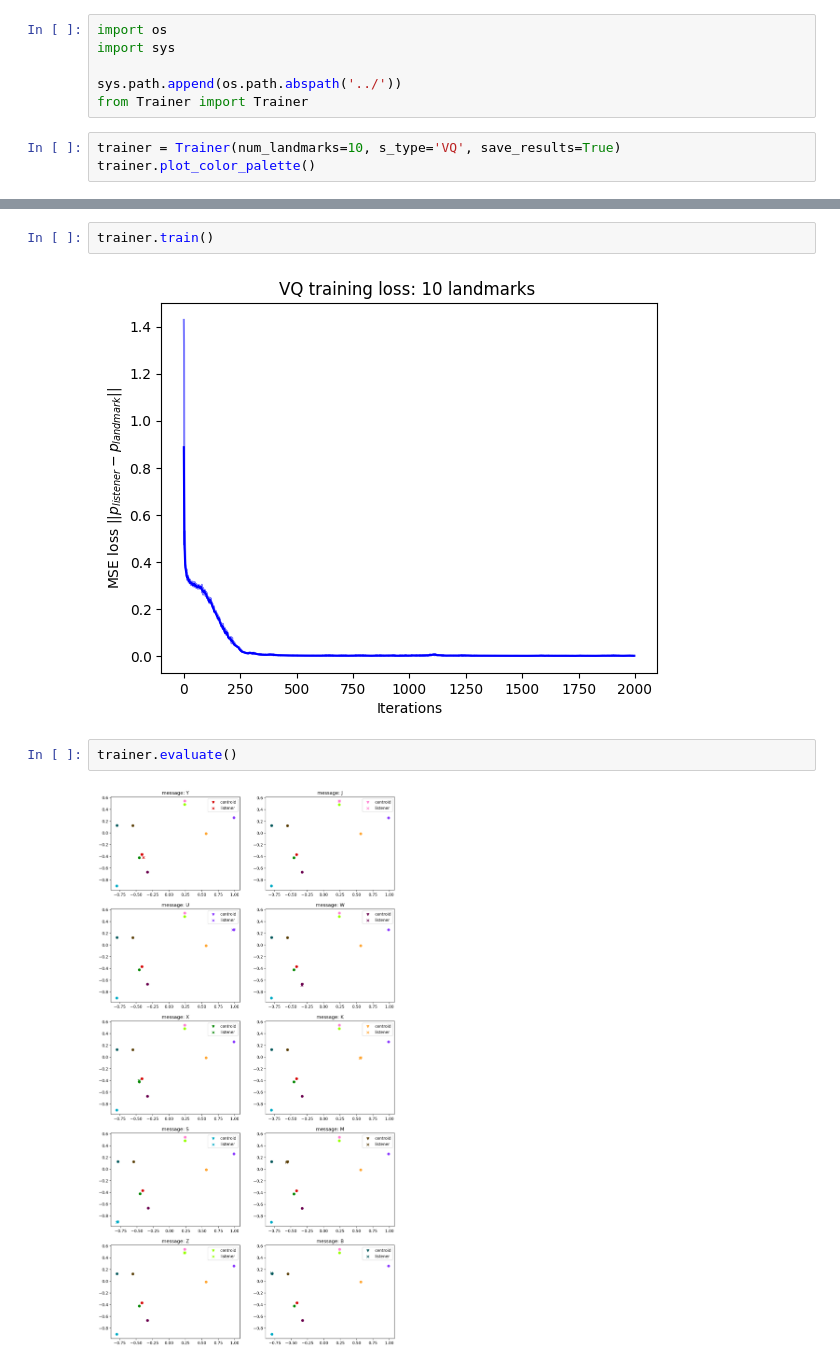
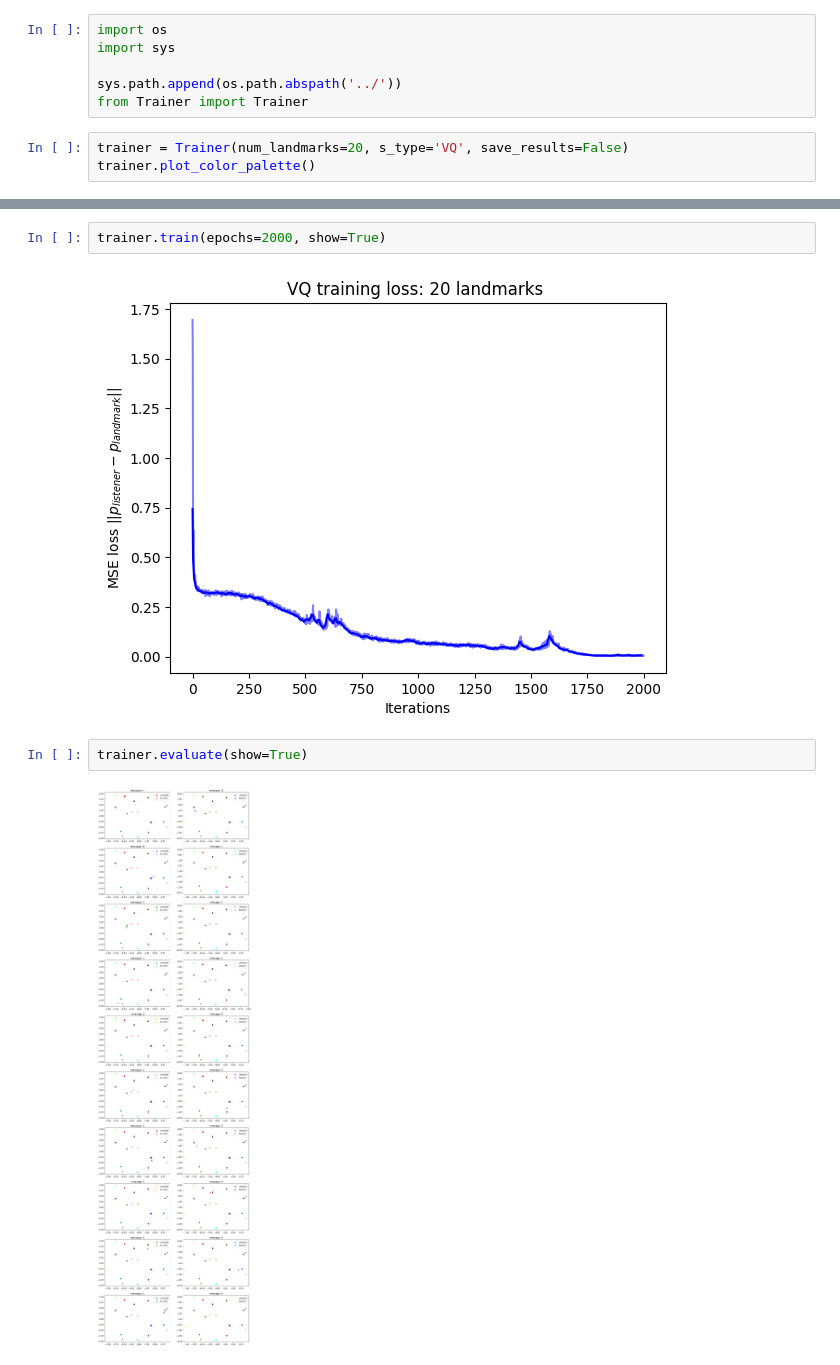
Before and after one commit to vateseif/lmpc-py, a Jupyter notebook: src/mpe/speaker_listener/examples/train.ipynb, the cells around one changed output, grey strips where cells are left out. Cells and saved outputs as stored; diff of their text form.

```diff
--- a/src/mpe/speaker_listener/examples/train.ipynb
+++ b/src/mpe/speaker_listener/examples/train.ipynb
@@ -5,6 +5,6 @@ import sys
 sys.path.append(os.path.abspath('../'))
 from Trainer import Trainer
 # %%
-trainer = Trainer(num_landmarks=10, s_type='VQ', save_results=True)
+trainer = Trainer(num_landmarks=20, s_type='VQ', save_results=False)
 trainer.plot_color_palette()
 # %% [output]
@@ -12,8 +12,8 @@ trainer.plot_color_palette()
 # %%
-trainer.train()
+trainer.train(epochs=2000, show=True)
 # %% [output]
-[figure, old version]
+[figure, new version]
 # %%
-trainer.evaluate()
+trainer.evaluate(show=True)
 # %% [output]
-[figure, old version]
+[figure, new version]
```
Also changed, not shown: parts of 1 cell of this notebook.
